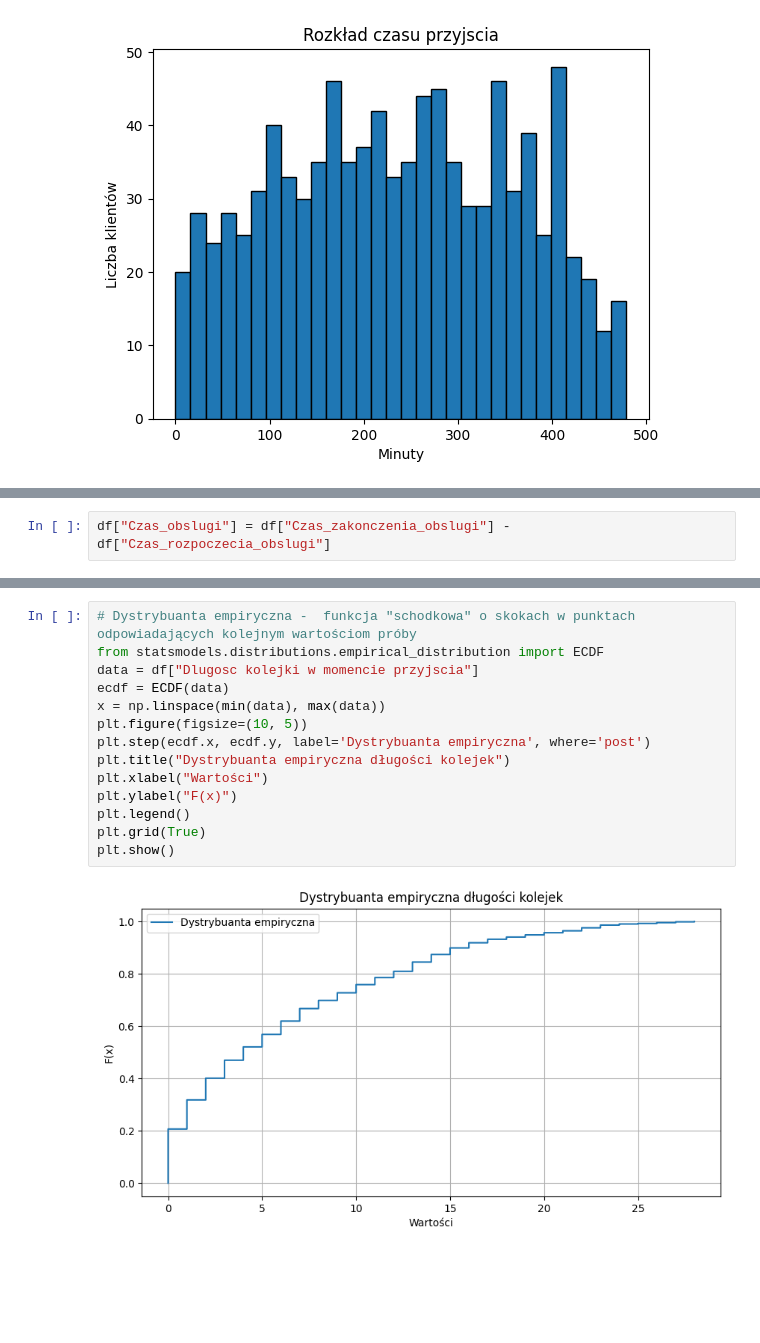
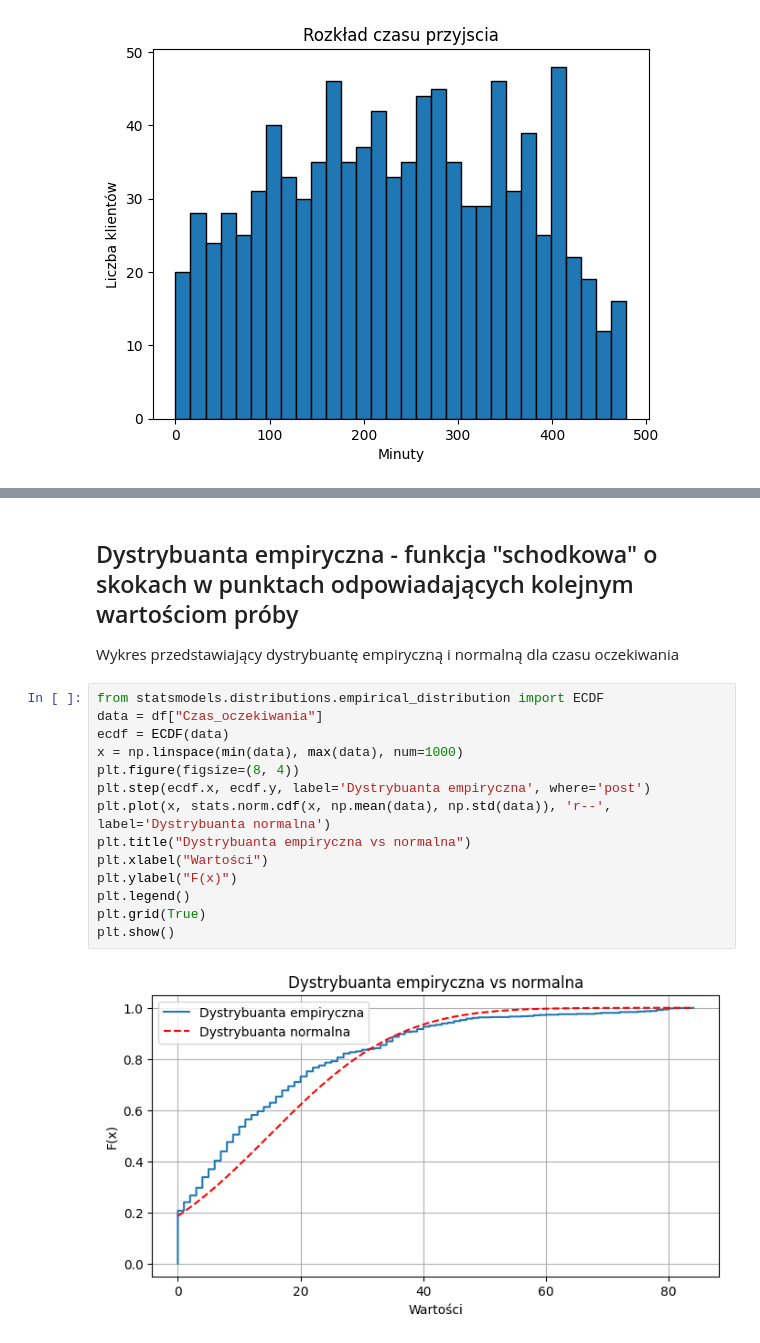
Before and after one commit to JanP1/projekt_statystyka, a Jupyter notebook: testy_statystyczne.ipynb, the cells around one changed output, grey strips where cells are left out. Saved outputs shown, nothing was run; the diff lists cells and outputs as text; blank space fills up the shorter version.

```diff
--- a/testy_statystyczne.ipynb
+++ b/testy_statystyczne.ipynb
@@ -105,2 +109,0 @@ plt.show()
-# %%
-df["Czas_obslugi"] = df["Czas_zakonczenia_obslugi"] - df["Czas_rozpoczecia_obslugi"]
@@ -123,16 +138,19 @@ Statistic = 0.7223, p-value = 0.0000
+# %% [markdown]
+## Dystrybuanta empiryczna -  funkcja "schodkowa" o skokach w punktach odpowiadających kolejnym wartościom próby
+Wykres przedstawiający dystrybuantę empiryczną i normalną dla czasu oczekiwania
 # %%
-# Dystrybuanta empiryczna -  funkcja "schodkowa" o skokach w punktach odpowiadających kolejnym wartościom próby
 from statsmodels.distributions.empirical_distribution import ECDF
-data = df["Dlugosc kolejki w momencie przyjscia"]
+data = df["Czas_oczekiwania"]
 ecdf = ECDF(data)
-x = np.linspace(min(data), max(data))
-plt.figure(figsize=(10, 5))
+x = np.linspace(min(data), max(data), num=1000)
+plt.figure(figsize=(8, 4))
 plt.step(ecdf.x, ecdf.y, label='Dystrybuanta empiryczna', where='post')
-plt.title("Dystrybuanta empiryczna długości kolejek")
+plt.plot(x, stats.norm.cdf(x, np.mean(data), np.std(data)), 'r--', label='Dystrybuanta normalna')
+plt.title("Dystrybuanta empiryczna vs normalna")
 plt.xlabel("Wartości")
 plt.ylabel("F(x)")
 plt.legend()
 plt.grid(True)
 plt.show()
 # %% [output]
-[figure, old version]
+[figure, new version]
```
Also changed, not shown: parts of 38 cells of this notebook.
